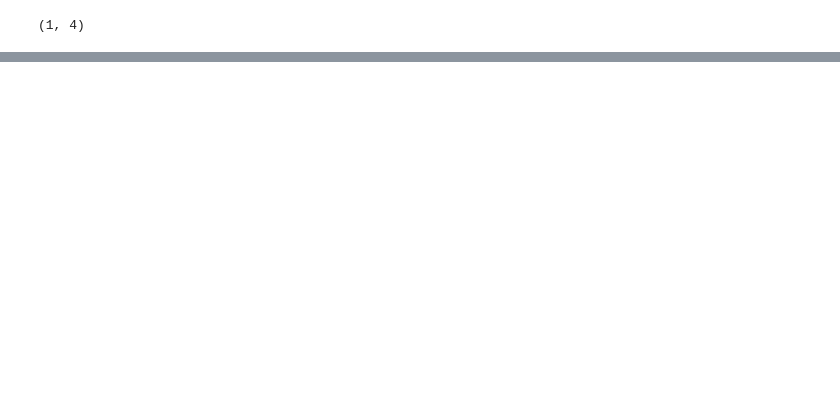
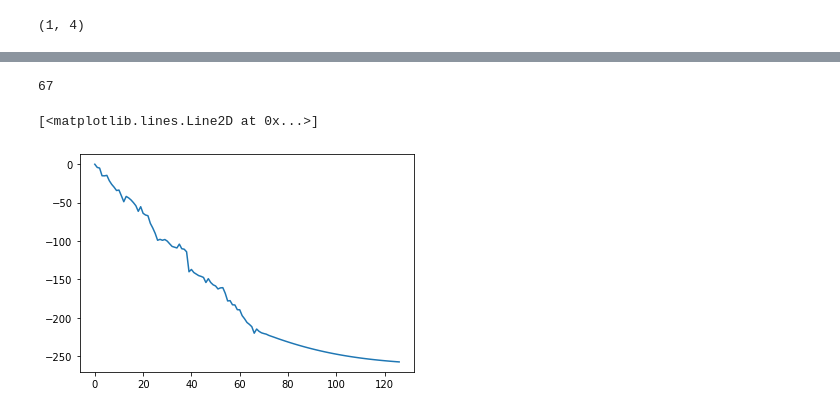
Before and after one commit to VidyaValsalan/Prediction-with-DeepLearning, a Jupyter notebook: LSTM-RL-Prediction/LSTM.ipynb, the cells around one changed output, grey strips where cells are left out. Saved outputs shown, nothing was run; the diff lists cells and outputs as text; code cells hidden in the pictures; blank space fills up the shorter version.

```diff
--- a/LSTM-RL-Prediction/LSTM.ipynb
+++ b/LSTM-RL-Prediction/LSTM.ipynb
@@ -149,0 +150,31 @@ temp_input
+# %%
+# demonstrate prediction for next 10 days
+from numpy import array
+
+lst_output=[]
+n_steps=4
+i=0
+while(i<60):
+
+    if(len(temp_input)>4):
+        x_input=np.array(temp_input[1:])
+        print("{} day input {}".format(i,x_input))
+        x_input=x_input.reshape(1,-1)
+        x_input = x_input.reshape((1, n_steps, 1))
+        yhat = model.predict(x_input, verbose=0)
+        print("{} day output {}".format(i,yhat))
+        temp_input.extend(yhat[0].tolist())
+        temp_input=temp_input[1:]
+        lst_output.extend(yhat.tolist())
+        i=i+1
+    else:
+        x_input = x_input.reshape((1, n_steps,1))
+        yhat = model.predict(x_input, verbose=0)
+        print(yhat[0])
+        temp_input.extend(yhat[0].tolist())
+        print(len(temp_input))
+        lst_output.extend(yhat.tolist())
+        i=i+1
+
+
+print(lst_output)
@@ -149,0 +202,15 @@ temp_input
+# %%
+import matplotlib.pyplot as plt
+len(df1)
+# %% [output]
+67
+# %%
+df3=df1.tolist()
+df3.extend(lst_output)
+# %%
+df3=scaler.inverse_transform(df3).tolist()
+# %%
+plt.plot(df3)
+# %% [output]
+[<matplotlib.lines.Line2D at 0x...>]
+[figure, added]
```
Also changed, not shown: parts of 16 cells of this notebook.
